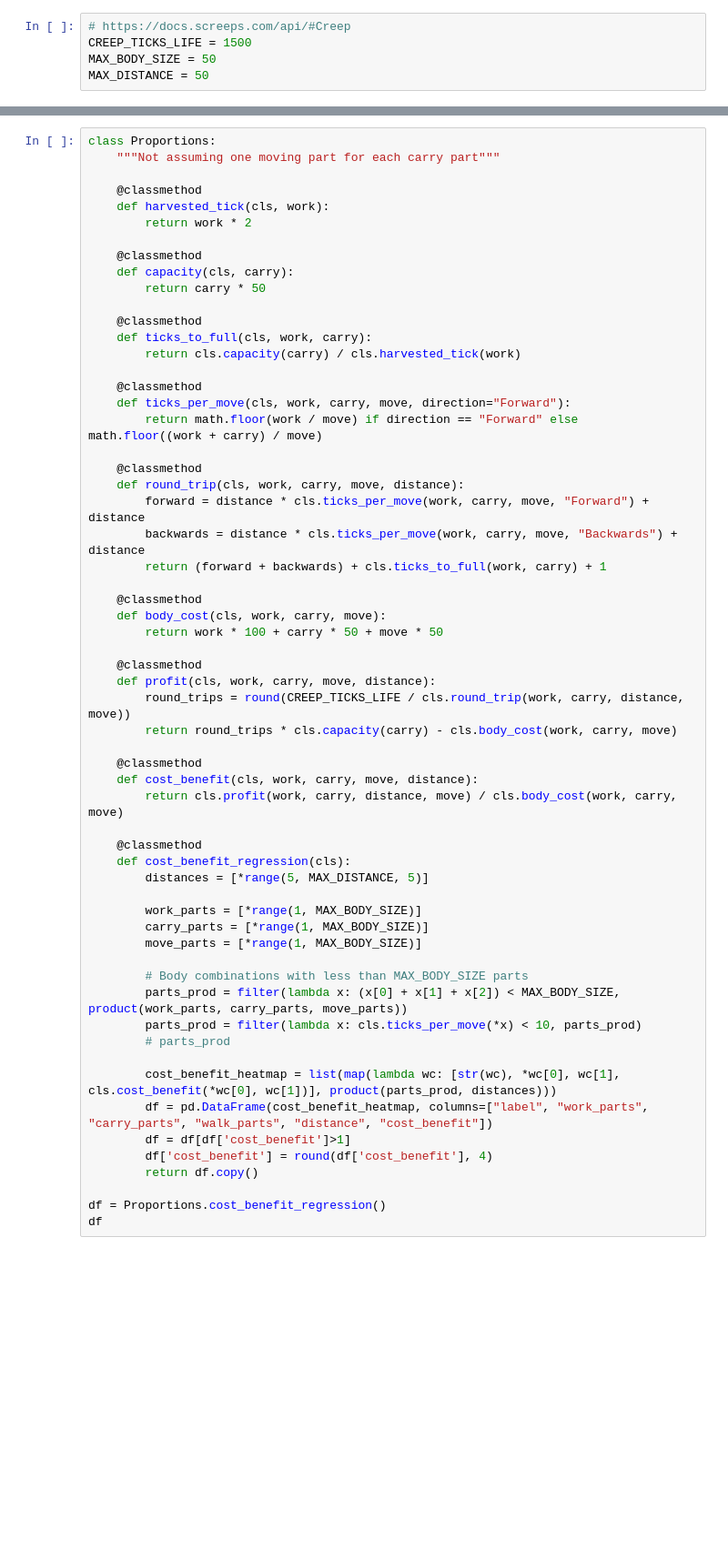
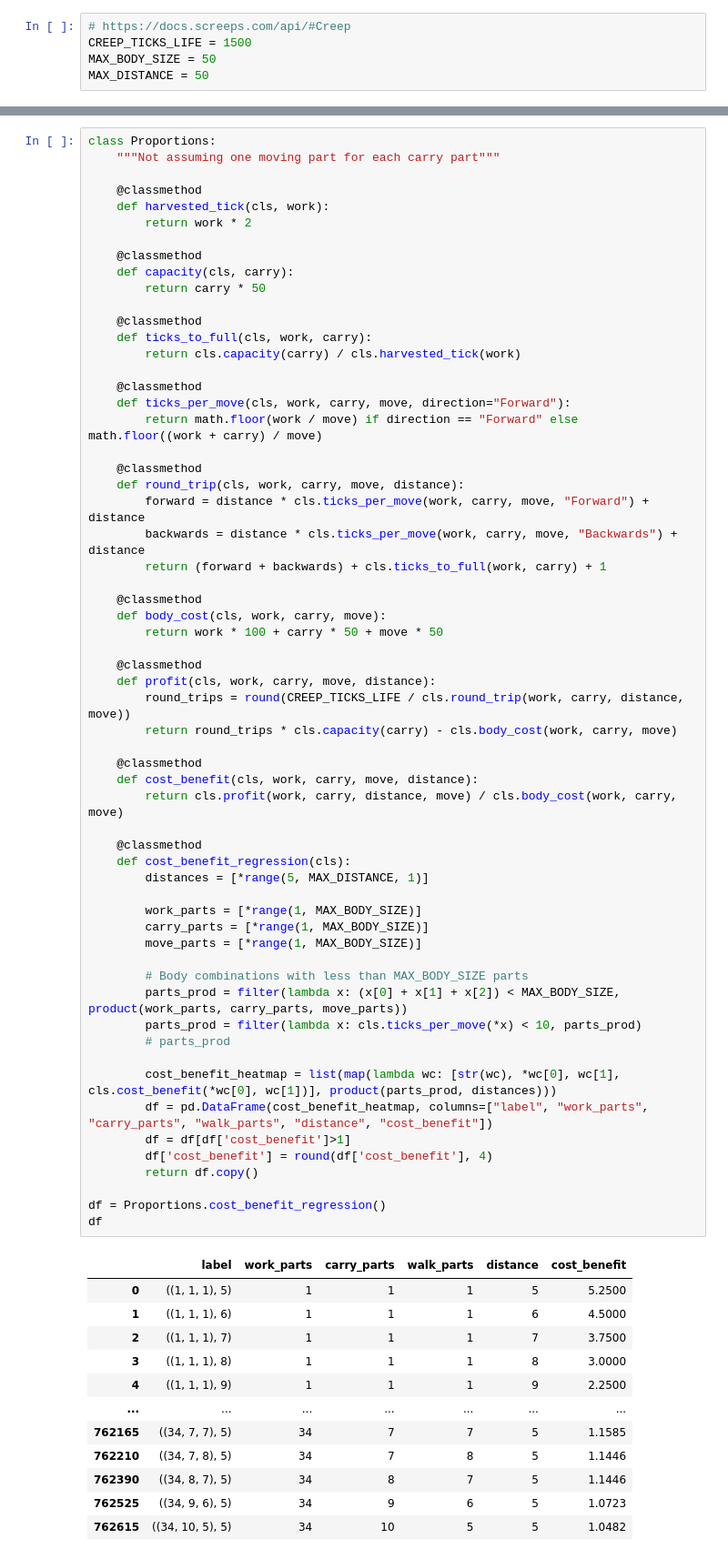
Before and after one commit to Harduim/Screeps, a Jupyter notebook: utils/creep_proportions/creep_proportions.ipynb, the cells around one changed output, grey strips where cells are left out. Shown at 91% size. Drawn from its saved outputs; the diff is of its cells as text; blank space fills up the shorter version.

```diff
--- a/utils/creep_proportions/creep_proportions.ipynb
+++ b/utils/creep_proportions/creep_proportions.ipynb
@@ -114,31 +132,44 @@ class Proportions:
 
     @classmethod
     def profit(cls, work, carry, move, distance):
         round_trips = round(CREEP_TICKS_LIFE / cls.round_trip(work, carry, distance, move))
         return round_trips * cls.capacity(carry) - cls.body_cost(work, carry, move)
 
     @classmethod
     def cost_benefit(cls, work, carry, move, distance):
         return cls.profit(work, carry, distance, move) / cls.body_cost(work, carry, move)
 
     @classmethod
     def cost_benefit_regression(cls):
-        distances = [*range(5, MAX_DISTANCE, 5)]
+        distances = [*range(5, MAX_DISTANCE, 1)]
 
         work_parts = [*range(1, MAX_BODY_SIZE)]
         carry_parts = [*range(1, MAX_BODY_SIZE)]
         move_parts = [*range(1, MAX_BODY_SIZE)]
 
         # Body combinations with less than MAX_BODY_SIZE parts
         parts_prod = filter(lambda x: (x[0] + x[1] + x[2]) < MAX_BODY_SIZE, product(work_parts, carry_parts, move_parts))
         parts_prod = filter(lambda x: cls.ticks_per_move(*x) < 10, parts_prod)
         # parts_prod
 
         cost_benefit_heatmap = list(map(lambda wc: [str(wc), *wc[0], wc[1], cls.cost_benefit(*wc[0], wc[1])], product(parts_prod, distances)))
         df = pd.DataFrame(cost_benefit_heatmap, columns=["label", "work_parts", "carry_parts", "walk_parts", "distance", "cost_benefit"])
         df = df[df['cost_benefit']>1]
         df['cost_benefit'] = round(df['cost_benefit'], 4)
         return df.copy()
 
 df = Proportions.cost_benefit_regression()
 df
+# %% [output]
+|  | label | work_parts | carry_parts | walk_parts | distance | cost_benefit |
+| 0 | ((1, 1, 1), 5) | 1 | 1 | 1 | 5 | 5.2500 |
+| 1 | ((1, 1, 1), 6) | 1 | 1 | 1 | 6 | 4.5000 |
+| 2 | ((1, 1, 1), 7) | 1 | 1 | 1 | 7 | 3.7500 |
+| 3 | ((1, 1, 1), 8) | 1 | 1 | 1 | 8 | 3.0000 |
+| 4 | ((1, 1, 1), 9) | 1 | 1 | 1 | 9 | 2.2500 |
+| ... | ... | ... | ... | ... | ... | ... |
+| 762165 | ((34, 7, 7), 5) | 34 | 7 | 7 | 5 | 1.1585 |
+| 762210 | ((34, 7, 8), 5) | 34 | 7 | 8 | 5 | 1.1446 |
+| 762390 | ((34, 8, 7), 5) | 34 | 8 | 7 | 5 | 1.1446 |
+| 762525 | ((34, 9, 6), 5) | 34 | 9 | 6 | 5 | 1.0723 |
+| 762615 | ((34, 10, 5), 5) | 34 | 10 | 5 | 5 | 1.0482 |
```
Also changed, not shown: parts of 10 cells of this notebook.
